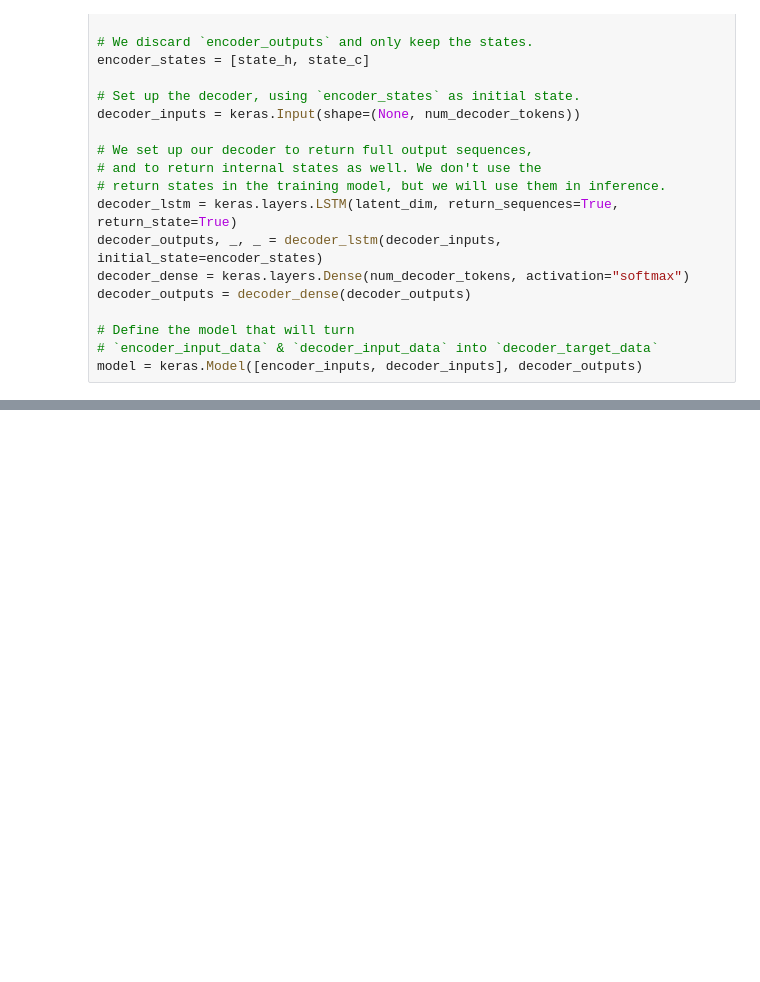
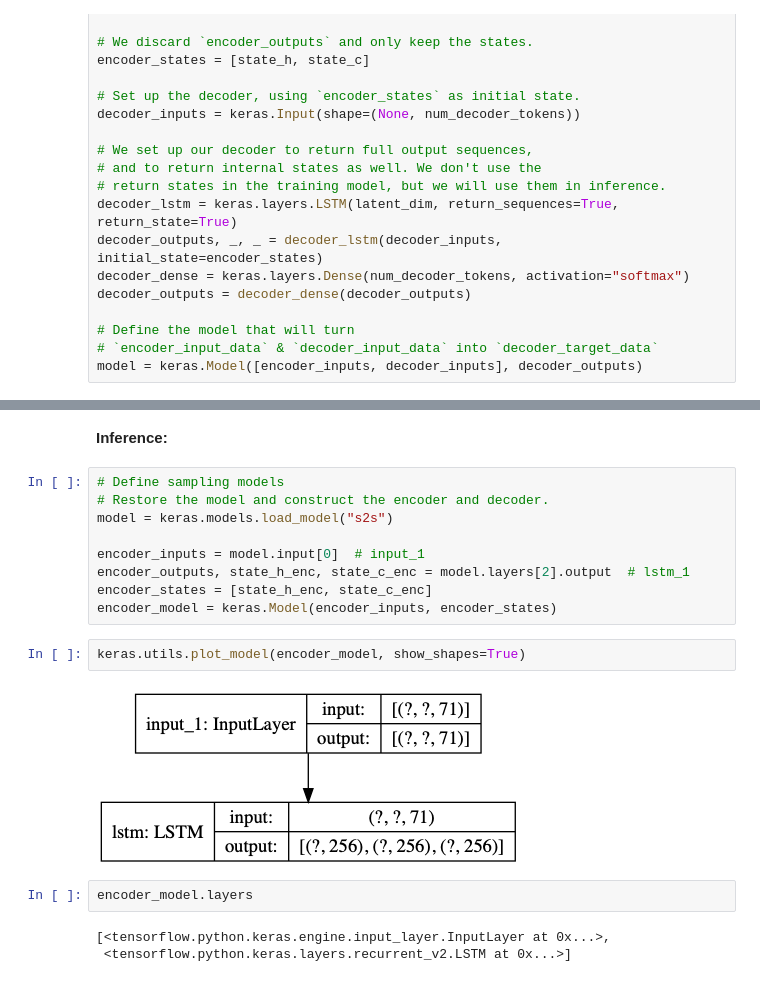
Before and after one commit to cokeSchlumpf/thesis--text-sumarization, a Jupyter notebook: notebooks/exp-seq2seq.ipynb, the cells around one changed output, grey strips where cells are left out. Drawn from its saved outputs; the diff is of its cells as text; blank space fills up the shorter version.

```diff
--- a/notebooks/exp-seq2seq.ipynb
+++ b/notebooks/exp-seq2seq.ipynb
@@ -133,0 +193,20 @@ Epoch 100/100
+# %% [markdown]
+**Inference:**
+# %%
+# Define sampling models
+# Restore the model and construct the encoder and decoder.
+model = keras.models.load_model("s2s")
+
+encoder_inputs = model.input[0]  # input_1
+encoder_outputs, state_h_enc, state_c_enc = model.layers[2].output  # lstm_1
+encoder_states = [state_h_enc, state_c_enc]
+encoder_model = keras.Model(encoder_inputs, encoder_states)
+# %%
+keras.utils.plot_model(encoder_model, show_shapes=True)
+# %% [output]
+[figure, added]
+# %%
+encoder_model.layers
+# %% [output]
+[<tensorflow.python.keras.engine.input_layer.InputLayer at 0x...>,
+ <tensorflow.python.keras.layers.recurrent_v2.LSTM at 0x...>]
```
Also changed, not shown: parts of 21 cells of this notebook, 9 other files.
